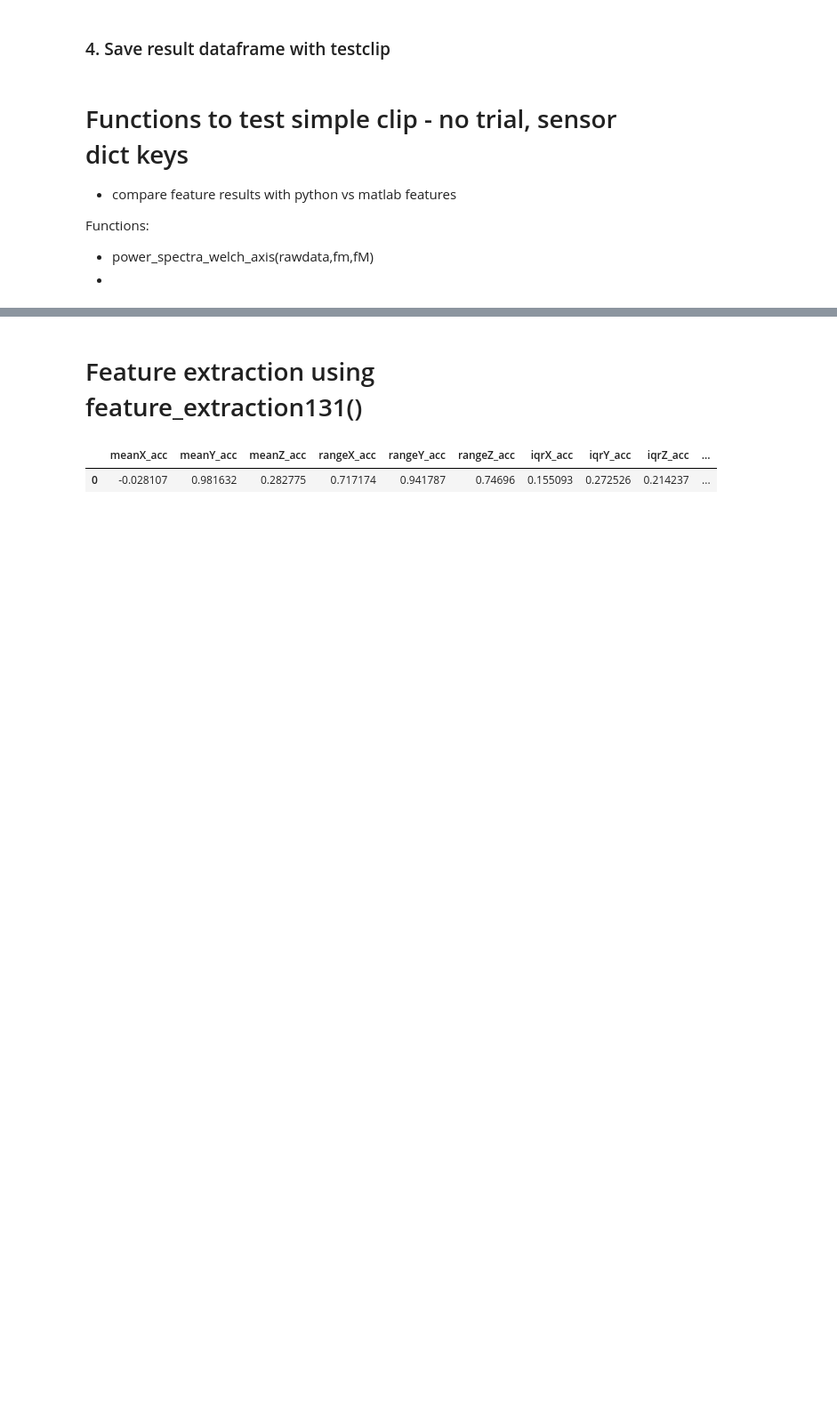
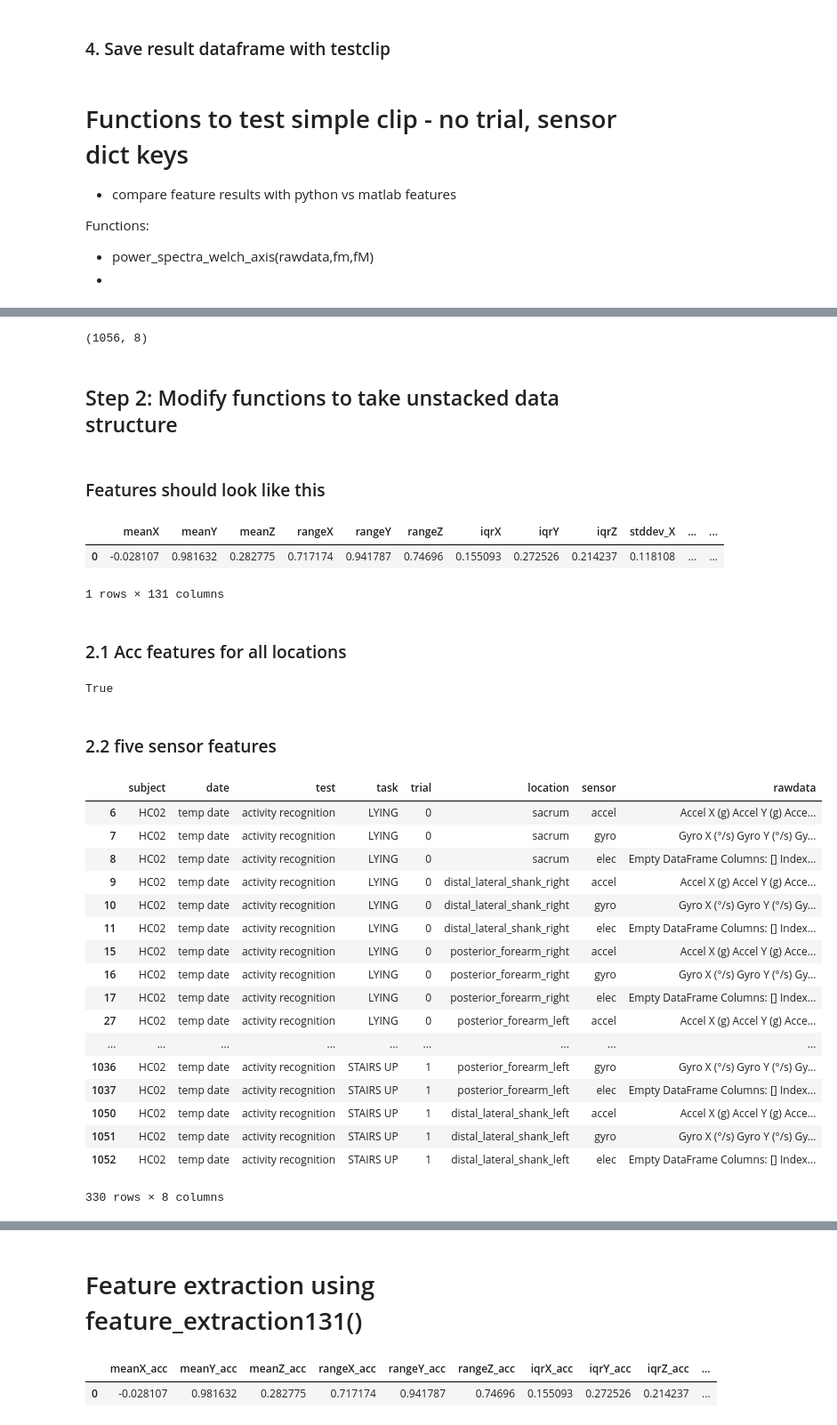
Before and after one commit to kamshee/activity-recognition-process, a Jupyter notebook: TestFeatures.ipynb, the cells around one changed output, grey strips where cells are left out. Shown at 89% size. Saved outputs shown, nothing was run; the diff lists cells and outputs as text; code cells hidden in the pictures; blank space fills up the shorter version.

```diff
--- a/TestFeatures.ipynb
+++ b/TestFeatures.ipynb
@@ -1111,0 +1196,17 @@ df.columns = ['task','trial','location','sensor','rawdata']
+# %%
+df.shape
+# %% [output]
+(1056, 8)
+# %% [markdown]
+## Step 2: Modify functions to take unstacked data structure
+# %% [markdown]
+### Features should look like this
+# %%
+# output of featuretest()
+pythonfea
+# %% [output]
+|  | meanX | meanY | meanZ | rangeX | rangeY | rangeZ | iqrX | iqrY | iqrZ | stddev_X | ... | ... |
+| 0 | -0.028107 | 0.981632 | 0.282775 | 0.717174 | 0.941787 | 0.74696 | 0.155093 | 0.272526 | 0.214237 | 0.118108 | ... | ... |
+1 rows × 131 columns
+# %% [markdown]
+### 2.1 Acc features for all locations
@@ -1111,0 +1245,44 @@ df.columns = ['task','trial','location','sensor','rawdata']
+# %%
+test2 = feature_extraction(df,'accel')
+test2.equals(test)
+# %% [output]
+True
+# %% [markdown]
+### 2.2 five sensor features
+# %%
+def subset_5_locations(df):
+    """This function takes a df and subsets 5 locations before acc/gyr feature extraction."""
+    # acc/gyr locations
+    locations = ['sacrum', 'distal_lateral_shank_right', 'distal_lateral_shank_left',
+                 'posterior_forearm_right', 'posterior_forearm_left']
+
+    # subset 5 locations
+    df = df[df.location.isin(locations)]
+
+    # remove elec sensor
+
+
+    return df
+# %%
+fivedf = subset_5_locations(df)
+# %%
+fivedf
+# %% [output]
+|  | subject | date | test | task | trial | location | sensor | rawdata |
+| 6 | HC02 | temp date | activity recognition | LYING | 0 | sacrum | accel | Accel X (g) Accel Y (g) Acce... |
+| 7 | HC02 | temp date | activity recognition | LYING | 0 | sacrum | gyro | Gyro X (°/s) Gyro Y (°/s) Gy... |
+| 8 | HC02 | temp date | activity recognition | LYING | 0 | sacrum | elec | Empty DataFrame Columns: [] Index... |
+| 9 | HC02 | temp date | activity recognition | LYING | 0 | distal_lateral_shank_right | accel | Accel X (g) Accel Y (g) Acce... |
+| 10 | HC02 | temp date | activity recognition | LYING | 0 | distal_lateral_shank_right | gyro | Gyro X (°/s) Gyro Y (°/s) Gy... |
+| 11 | HC02 | temp date | activity recognition | LYING | 0 | distal_lateral_shank_right | elec | Empty DataFrame Columns: [] Index... |
+| 15 | HC02 | temp date | activity recognition | LYING | 0 | posterior_forearm_right | accel | Accel X (g) Accel Y (g) Acce... |
+| 16 | HC02 | temp date | activity recognition | LYING | 0 | posterior_forearm_right | gyro | Gyro X (°/s) Gyro Y (°/s) Gy... |
+| 17 | HC02 | temp date | activity recognition | LYING | 0 | posterior_forearm_right | elec | Empty DataFrame Columns: [] Index... |
+| 27 | HC02 | temp date | activity recognition | LYING | 0 | posterior_forearm_left | accel | Accel X (g) Accel Y (g) Acce... |
+| ... | ... | ... | ... | ... | ... | ... | ... | ... |
+| 1036 | HC02 | temp date | activity recognition | STAIRS UP | 1 | posterior_forearm_left | gyro | Gyro X (°/s) Gyro Y (°/s) Gy... |
+| 1037 | HC02 | temp date | activity recognition | STAIRS UP | 1 | posterior_forearm_left | elec | Empty DataFrame Columns: [] Index... |
+| 1050 | HC02 | temp date | activity recognition | STAIRS UP | 1 | distal_lateral_shank_left | accel | Accel X (g) Accel Y (g) Acce... |
+| 1051 | HC02 | temp date | activity recognition | STAIRS UP | 1 | distal_lateral_shank_left | gyro | Gyro X (°/s) Gyro Y (°/s) Gy... |
+| 1052 | HC02 | temp date | activity recognition | STAIRS UP | 1 | distal_lateral_shank_left | elec | Empty DataFrame Columns: [] Index... |
+330 rows × 8 columns
```
Also changed, not shown: parts of 17 cells of this notebook.
